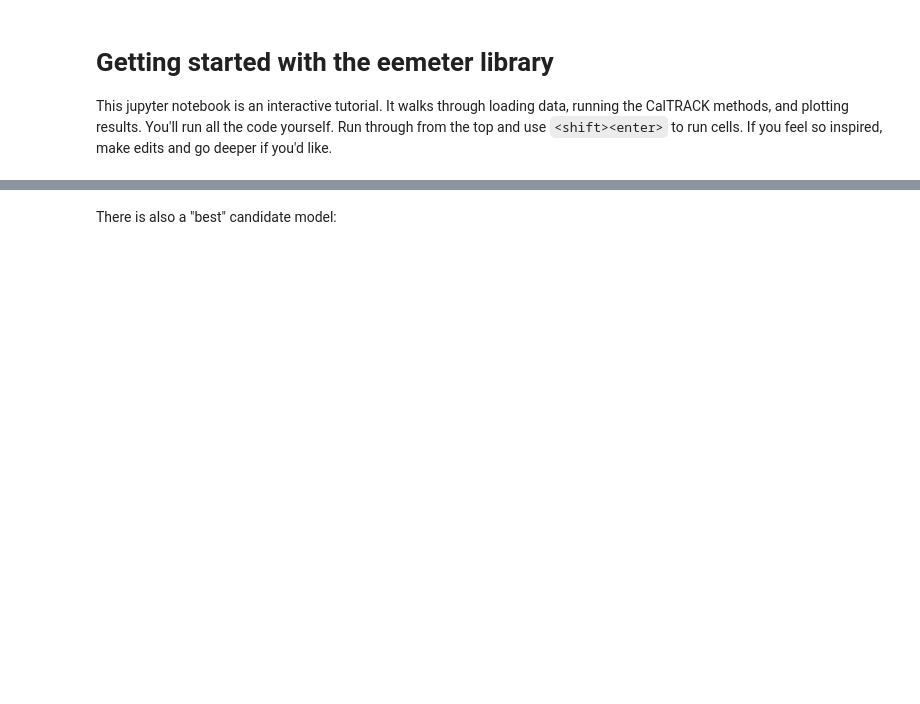
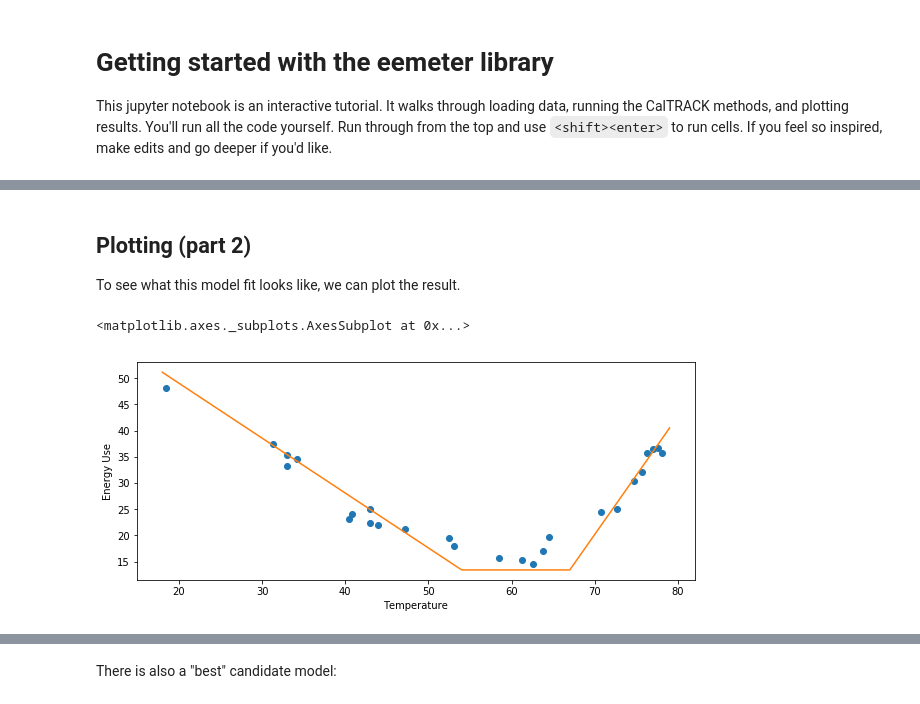
Before and after one commit to openeemeter/eemeter, a Jupyter notebook: scripts/tutorial.ipynb, the cells around one changed output, grey strips where cells are left out. Saved outputs shown, nothing was run; the diff lists cells and outputs as text; code cells hidden in the pictures; blank space fills up the shorter version.

```diff
--- a/scripts/tutorial.ipynb
+++ b/scripts/tutorial.ipynb
@@ -109,0 +24,3 @@ model_fit.status
+# %%
+baseline_end_date = metadata_billing['blackout_start_date']
+baseline_end_date
@@ -109,0 +103,6 @@ model_fit.status
+# %%
+baseline_meter_data_billing, baseline_warnings_billing = eemeter.get_baseline_data(
+    meter_data_billing, end=baseline_end_date, max_days=365, whole_periods=False)
+
+baseline_meter_data_daily, baseline_warnings_daily = eemeter.get_baseline_data(
+    meter_data_daily, end=baseline_end_date, max_days=365, whole_periods=False)
@@ -109,0 +135,16 @@ model_fit.status
+# %%
+import pandas as pd  # for timedelta
+baseline_data_billing = eemeter.merge_temperature_data(
+    baseline_meter_data_billing, temperature_data_billing,
+    heating_balance_points=range(40, 81),  # a list like this [40, 41, 42, ... 79, 80]
+    cooling_balance_points=range(50, 91),
+    data_quality=True,  # add some measures of data quality so we can check data sufficiency later
+    tolerance=pd.Timedelta('35D'),  # limit temperature data matching to periods of up to 35 days.
+)
+
+baseline_data_daily = eemeter.merge_temperature_data(
+    baseline_meter_data_daily, temperature_data_daily,
+    heating_balance_points=range(40, 81),  # a list like this [40, 41, 42, ... 79, 80]
+    cooling_balance_points=range(50, 91),
+    data_quality=True,  # add some measures of data quality so we can check data sufficiency later
+)
@@ -109,0 +186,6 @@ model_fit.status
+# %%
+baseline_model_fit_billing = eemeter.caltrack_method(
+    baseline_data_billing,
+    use_billing_presets=True,
+    weights_col='n_days_kept',
+)
@@ -109,0 +196,10 @@ model_fit.status
+# %% [markdown]
+## Plotting (part 2)
+
+To see what this model fit looks like, we can plot the result.
+# %%
+ax = eemeter.plot_energy_signature(meter_data_billing, temperature_data_billing)
+baseline_model_fit_billing.plot(ax=ax, temp_range=(18, 80))
+# %% [output]
+<matplotlib.axes._subplots.AxesSubplot at 0x...>
+[figure, added]
```
Also changed, not shown: parts of 128 cells of this notebook, 15 other files.
